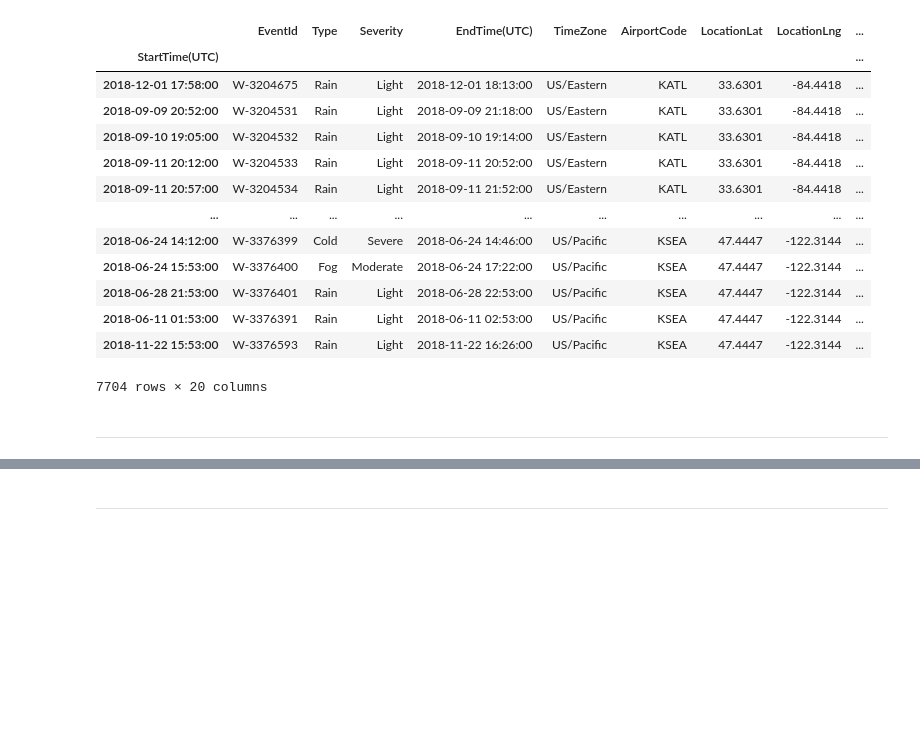
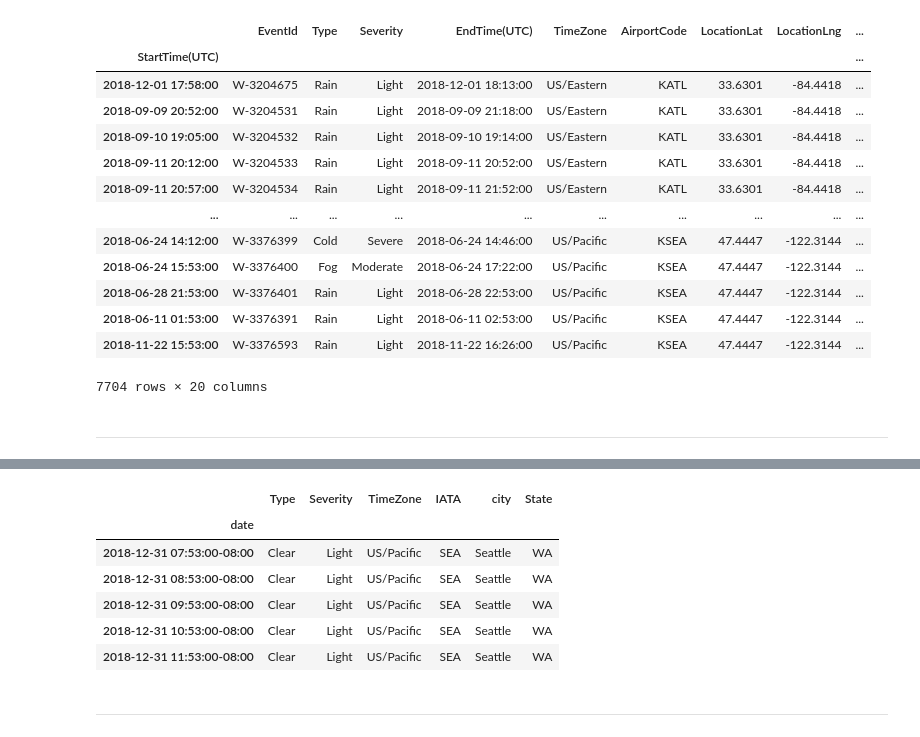
Before and after one commit to guedanie/flight_delay_predictor, a Jupyter notebook: weather_exploration.ipynb, the cells around one changed output, grey strips where cells are left out. Drawn from its saved outputs; the diff is of its cells as text; code cells hidden in the pictures; blank space fills up the shorter version.

```diff
--- a/weather_exploration.ipynb
+++ b/weather_exploration.ipynb
@@ -179,3 +145,20 @@ fitbit.head(20)
+# %%
+time_zones = weather.TimeZone.unique()
+weather_df = pd.DataFrame()
+for zone in time_zones:
+    mask = weather.TimeZone == zone
+    time_zone_df = weather[mask].tz_localize('utc').tz_convert(zone)
+    weather_df = pd.concat([weather_df, time_zone_df])
+# %%
+weather_df.tail()
+# %% [output]
+|  | Type | Severity | TimeZone | IATA | city | State |
+| date |  |  |  |  |  |  |
+| 2018-12-31 07:53:00-08:00 | Clear | Light | US/Pacific | SEA | Seattle | WA |
+| 2018-12-31 08:53:00-08:00 | Clear | Light | US/Pacific | SEA | Seattle | WA |
+| 2018-12-31 09:53:00-08:00 | Clear | Light | US/Pacific | SEA | Seattle | WA |
+| 2018-12-31 10:53:00-08:00 | Clear | Light | US/Pacific | SEA | Seattle | WA |
+| 2018-12-31 11:53:00-08:00 | Clear | Light | US/Pacific | SEA | Seattle | WA |
 # %% [markdown]
 -----
 # %%
```
Also changed, not shown: parts of 15 cells of this notebook.
